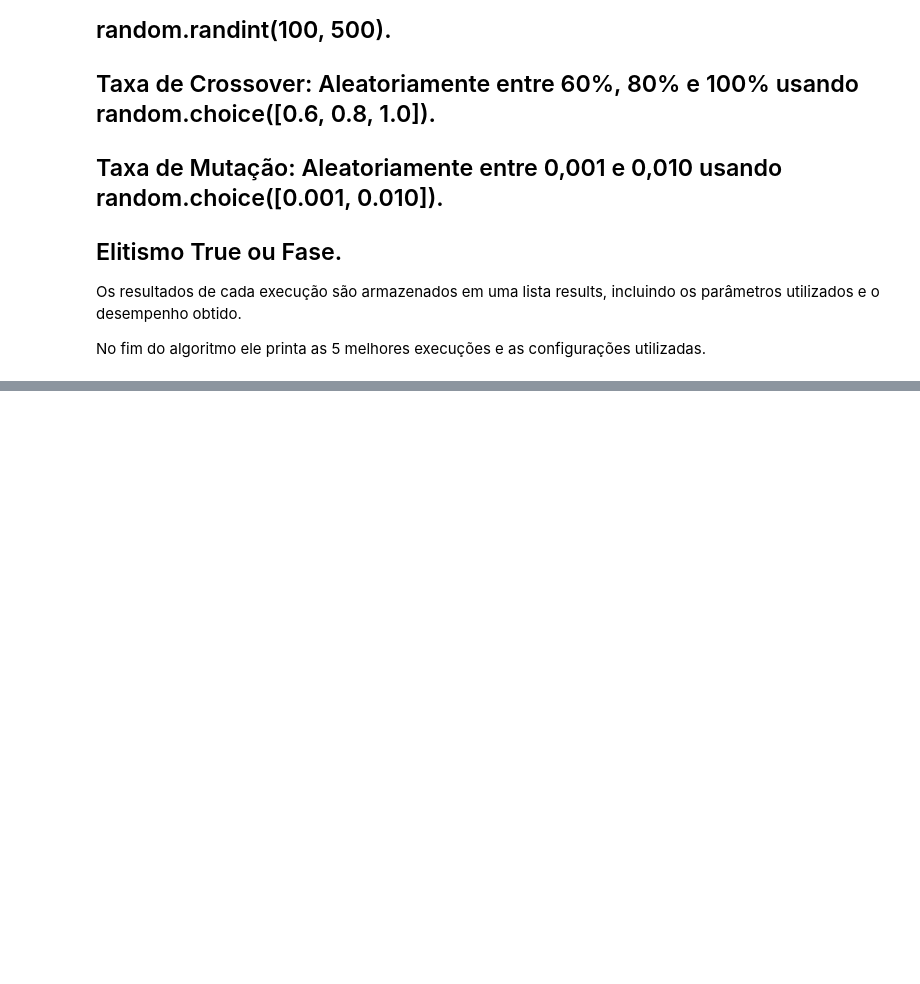
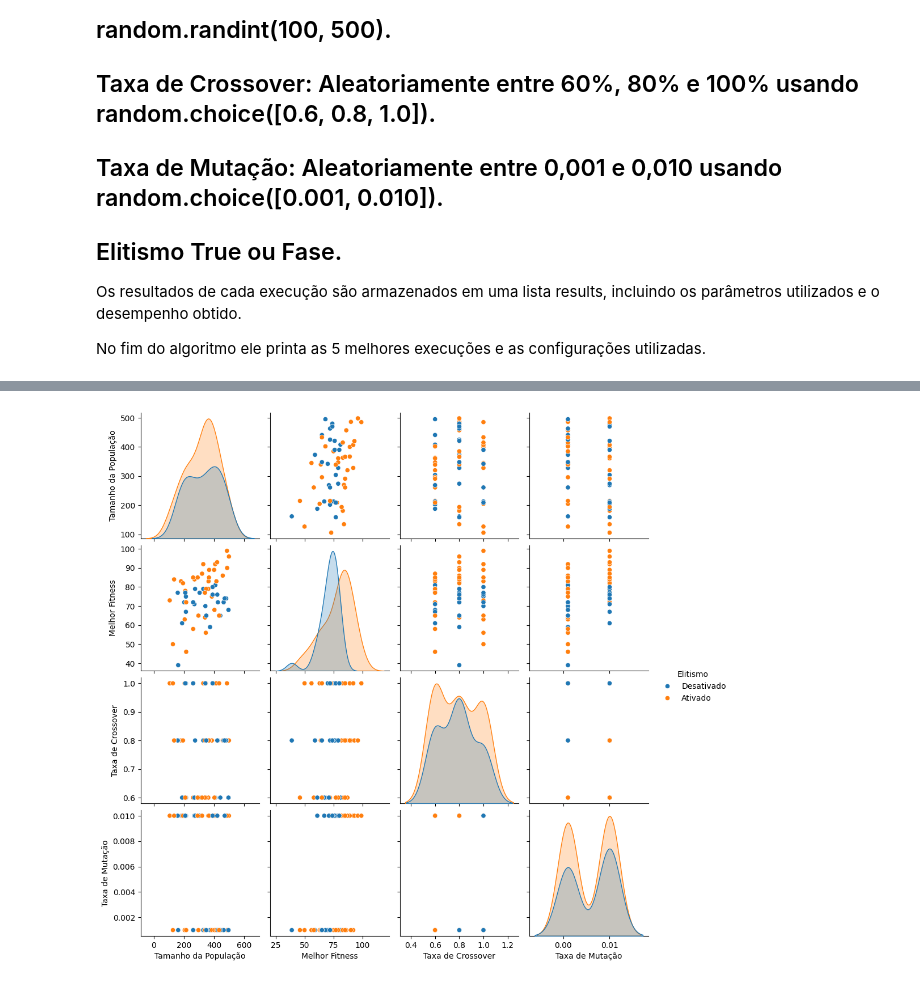
Before and after one commit to LucasEmanuell/ic, a Jupyter notebook: ga.ipynb, the cells around one changed output, grey strips where cells are left out. Saved outputs shown, nothing was run; the diff lists cells and outputs as text; code cells hidden in the pictures; blank space fills up the shorter version.

```diff
--- a/ga.ipynb
+++ b/ga.ipynb
@@ -213,0 +250,17 @@ plt.show()
+# %%
+# Criando um DataFrame com os resultados
+data = {
+    'Tamanho da População': population_sizes,
+    'Melhor Fitness': best_fitnesses,
+    'Taxa de Crossover': [result['crossover_rate'] for result in results],
+    'Taxa de Mutação': mutation_rates,
+    'Elitismo': elitism_values
+}
+df = pd.DataFrame(data)
+df['Elitismo'] = df['Elitismo'].map({True: 'Ativado', False: 'Desativado'})
+
+# Criando o pair plot
+sns.pairplot(df, hue='Elitismo', diag_kind='kde')
+plt.show()
+# %% [output]
+[figure, added]
```
Also changed, not shown: parts of 10 cells of this notebook.
